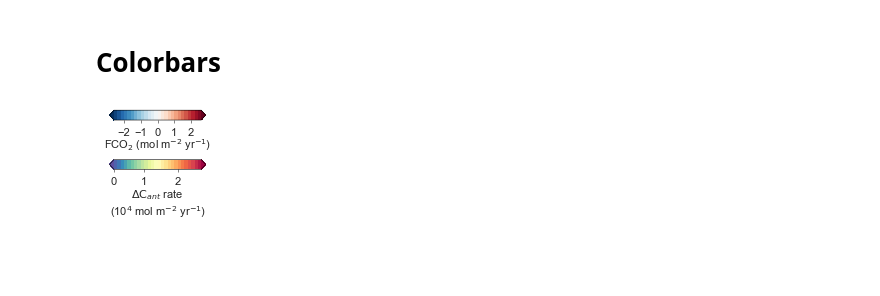
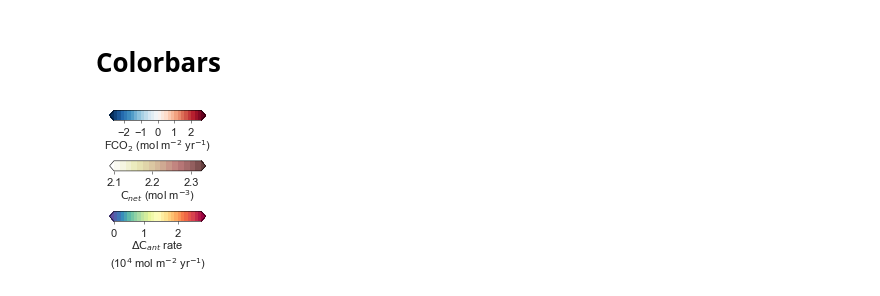
Before and after one commit to RECCAP2-ocean/Southern-Ocean, a Jupyter notebook: synthesis_fig14_lg/fig14_data_synthesis.ipynb, the cells around one changed output. Saved outputs shown, nothing was run; the diff lists cells and outputs as text; code cells hidden in the pictures; blank space fills up the shorter version.

```diff
--- a/synthesis_fig14_lg/data/fig14_data_synthesis.ipynb
+++ b/synthesis_fig14_lg/fig14_data_synthesis.ipynb
@@ -157,7 +160,7 @@ fig.set_facecolor('none')
 # Cant Section
 # %%
 cant = (
-    xr.open_dataarray('./southern_ocean_cant_gobm.nc')
+    cant
     .sortby('depth')
     .sel(
         depth=slice(-3500, 0),
@@ -173,7 +176,7 @@ img3.axes.set_yticks([])
 img3.axes.set_xlabel('')
 img3.axes.set_ylabel('')
 
-[s.set_lw(0) for s in img1.axes.spines.values()]
+[s.set_lw(0) for s in img3.axes.spines.values()]
 
 fig.tight_layout()
 # fig.savefig('./section_cant.png', bbox_inches=0, transparent=True, dpi=500)
@@ -181,0 +187,30 @@ fig.tight_layout()
+# %%
+vlims = 0.0, 0.9
+colors = plt.cm.pink_r(np.linspace(*vlims, 16))
+lighter_pink = plt.matplotlib.colors.LinearSegmentedColormap.from_list('pink_lighter', colors)
+# %%
+ds = (
+    cnet
+    .sortby('depth')
+    .transpose()
+    .sel(
+        depth=slice(-3500, 0),
+        lat=slice(-78, -30))
+    .mean(['model']))
+
+
+fig = plt.figure(figsize=[8, 4], dpi=80)
+
+
+img5 = ds.T.plot.contourf(add_colorbar=False, cmap=lighter_pink, levels=colors.shape[0], vmin=2.1, extend='both', robust=True)
+# img6 = ds.T.plot.contour (add_colorbar=False, levels=levels, linewidths=0.1, colors=['w'], alpha=0.5)
+
+img5.axes.set_xticks([])
+img5.axes.set_yticks([])
+img5.axes.set_xlabel('')
+img5.axes.set_ylabel('')
+
+[s.set_lw(0) for s in img5.axes.spines.values()]
+
+fig.tight_layout()
+# fig.savefig('../section_cnet.png', bbox_inches=0, transparent=True, dpi=500)
@@ -182,22 +219,25 @@ fig.tight_layout()
 # %% [markdown]
 # Colorbars
 # %%
-fig, ax = plt.subplots(2, 1, figsize=[1.2, 0.8], dpi=80)
+fig, ax = plt.subplots(3, 1, figsize=[1.2, 1.5], dpi=80)
 fig.subplots_adjust(hspace=4, left=0, right=1, top=1)
 
 props = dict(orientation='horizontal')
 
 cbar1 = plt.colorbar(img1, cax=ax[0], **props)
-cbar2 = plt.colorbar(img3, cax=ax[1], **props, extend='max')
+cbar2 = plt.colorbar(img3, cax=ax[2], **props, extend='max')
+cbar3 = plt.colorbar(img5, cax=ax[1], **props, extend='both')
 
 cbar1.set_ticks(np.arange(-2, 2.1, 1))
 cbar2.set_ticks(np.arange(0, 2.1, 1) * 1e4)
+cbar3.set_ticks(np.arange(2.1, 2.4, 0.1))
 
 cbar2.set_ticklabels(np.arange(0, 3))
 
 cbar1.set_label('FCO$_2$ (mol m$^{-2}$ yr$^{-1}$)', labelpad=0)
 cbar2.set_label('$\Delta \mathrm{C}_{ant}$ rate\n(10$^4$ mol m$^{-2}$ yr$^{-1}$)', labelpad=0)
+cbar3.set_label('$\mathrm{C}_{net}$ (mol m$^{-3}$)', labelpad=0)
 
-fig.savefig('../colorbars.png', bbox_inches='tight', dpi=300, transparent=True)
+# fig.savefig('../colorbars3.png', bbox_inches='tight', dpi=300, transparent=True)
 # %% [output]
-[figure, old version]
+[figure, new version]
```
Also changed, not shown: parts of 6 cells of this notebook, 21 other files.
